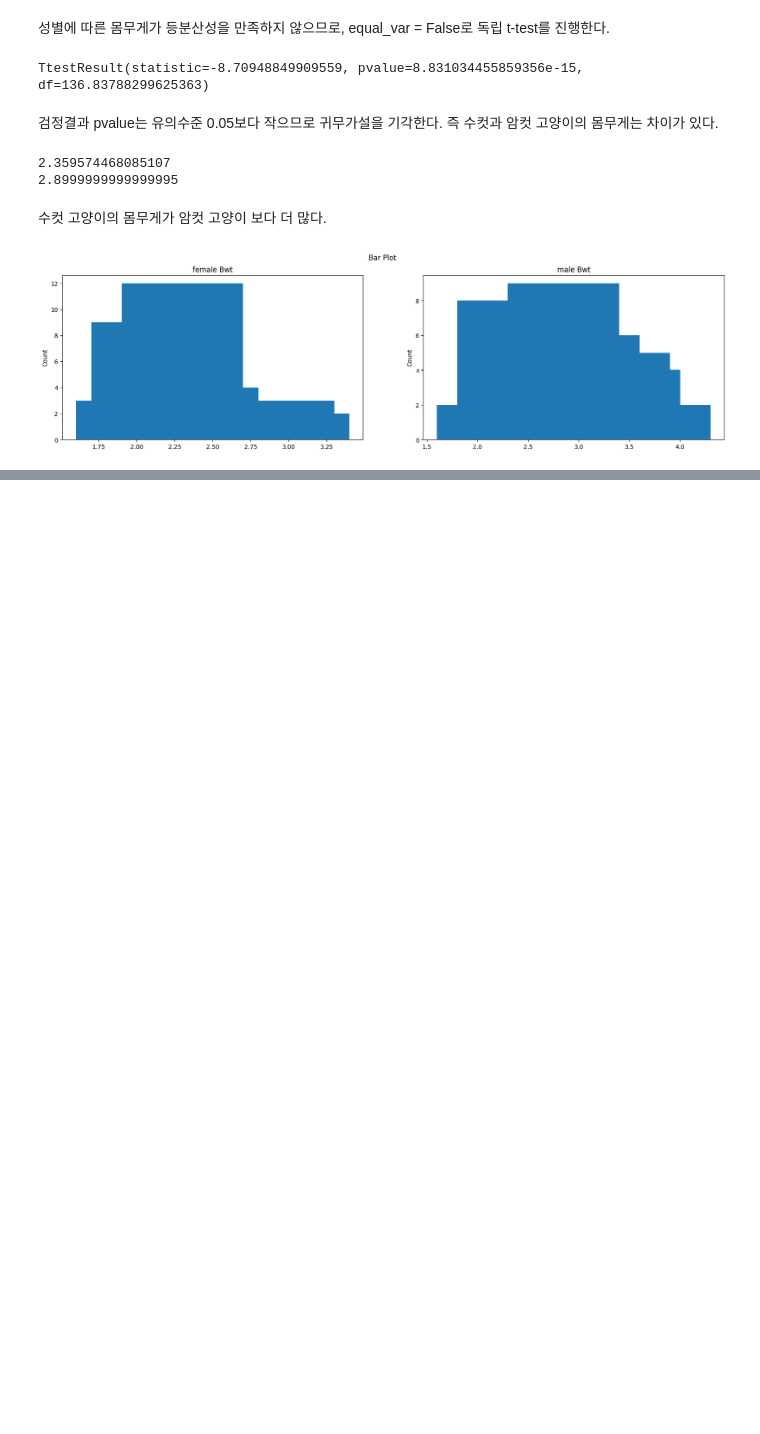
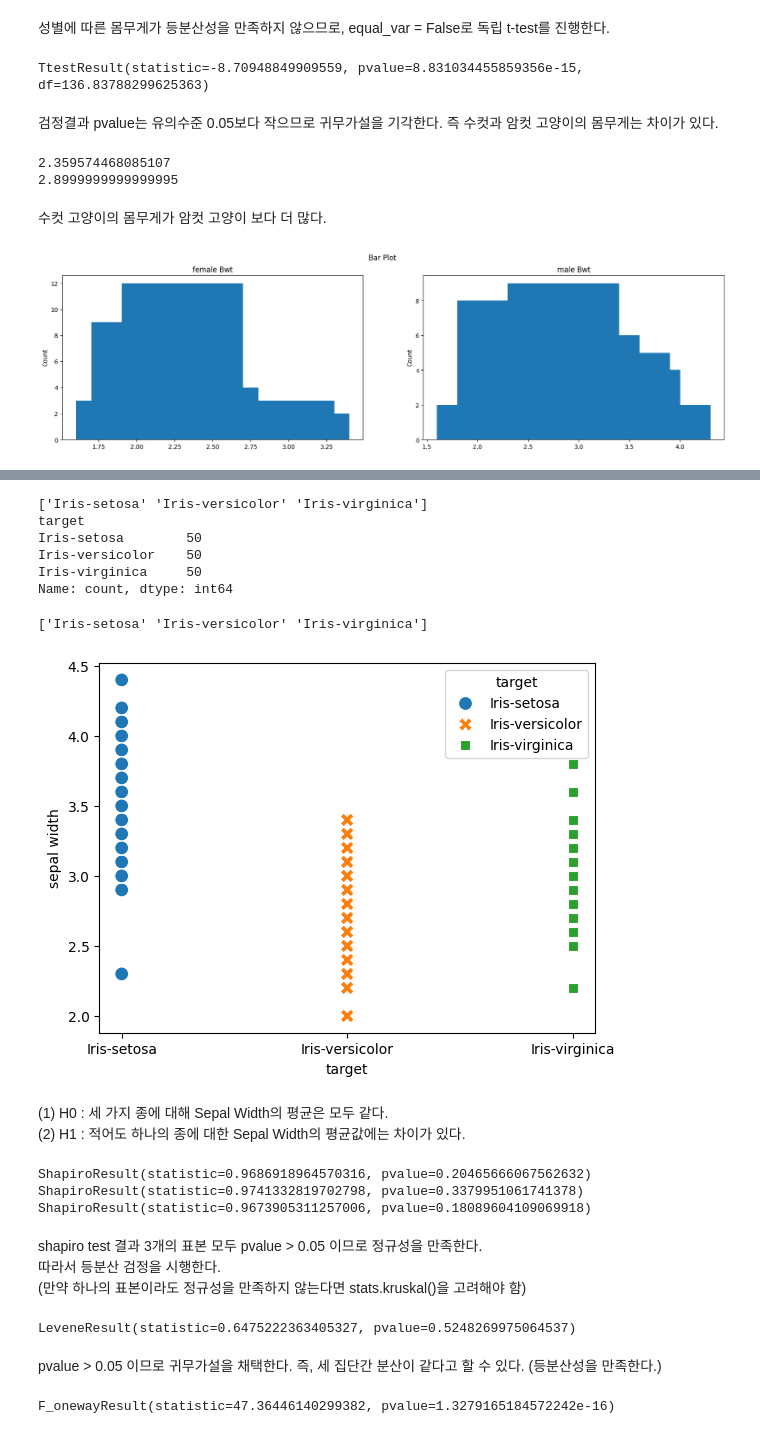
Before and after one commit to hansjang/Py_Radar, a Jupyter notebook: 데싸라면Part7_P291.ipynb, the cells around one changed output, grey strips where cells are left out. Saved outputs shown, nothing was run; the diff lists cells and outputs as text; code cells hidden in the pictures; blank space fills up the shorter version.

```diff
--- a/데싸라면Part7_P291.ipynb
+++ b/데싸라면Part7_P291.ipynb
@@ -186,0 +189,7 @@ plt.show()
+# %%
+import numpy as np
+import pandas as pd
+import scipy.stats as stats
+iris = pd.read_csv('/content/data/iris.csv')
+display(iris.head())
+display(iris.info())
@@ -186,0 +216,60 @@ plt.show()
+# %%
+print(iris['target'].unique())
+print(iris['target'].value_counts())
+# %% [output]
+['Iris-setosa' 'Iris-versicolor' 'Iris-virginica']
+target
+Iris-setosa        50
+Iris-versicolor    50
+Iris-virginica     50
+Name: count, dtype: int64
+# %%
+target_list = iris['target'].unique()
+print(target_list)
+setosa = iris[iris['target'] == target_list[0]]['sepal width']
+versicolor = iris[iris['target'] == target_list[1]]['sepal width']
+virginica = iris[iris['target'] == target_list[2]]['sepal width']
+# %% [output]
+['Iris-setosa' 'Iris-versicolor' 'Iris-virginica']
+# %%
+# target 시각화
+import seaborn as sns
+import matplotlib.pyplot as plt
+# Scatter plot by Groups
+sns.scatterplot(x = 'target',
+                y = 'sepal width',
+                hue = 'target', # different colors by group
+                style = 'target', # different shapes by group
+                s = 100,  # marker size
+                data = iris)
+plt.show()
+# %% [output]
+[figure, added]
+# %% [markdown]
+(1) H0 : 세 가지 종에 대해 Sepal Width의 평균은 모두 같다. <br>
+(2) H1 : 적어도 하나의 종에 대한 Sepal Width의 평균값에는 차이가 있다.
+# %%
+# 정규성 검정
+print(stats.shapiro(setosa))
+print(stats.shapiro(versicolor))
+print(stats.shapiro(virginica))
+# %% [output]
+ShapiroResult(statistic=0.9686918964570316, pvalue=0.20465666067562632)
+ShapiroResult(statistic=0.9741332819702798, pvalue=0.3379951061741378)
+ShapiroResult(statistic=0.9673905311257006, pvalue=0.18089604109069918)
+# %% [markdown]
+shapiro test 결과 3개의 표본 모두 pvalue > 0.05 이므로 정규성을 만족한다. <br>
+따라서 등분산 검정을 시행한다. <br>
+(만약 하나의 표본이라도 정규성을 만족하지 않는다면 stats.kruskal()을 고려해야 함)
+# %%
+# 등분산성 검정
+stats.levene(setosa, versicolor, virginica)
+# %% [output]
+LeveneResult(statistic=0.6475222363405327, pvalue=0.5248269975064537)
+# %% [markdown]
+pvalue > 0.05 이므로 귀무가설을 채택한다. 즉, 세 집단간 분산이 같다고 할 수 있다. (등분산성을 만족한다.)
+# %%
+# f-oneway 검정
+stats.f_oneway(setosa, versicolor, virginica)
+# %% [output]
+F_onewayResult(statistic=47.36446140299382, pvalue=1.3279165184572242e-16)
```
Also changed, not shown: parts of 18 cells of this notebook.
